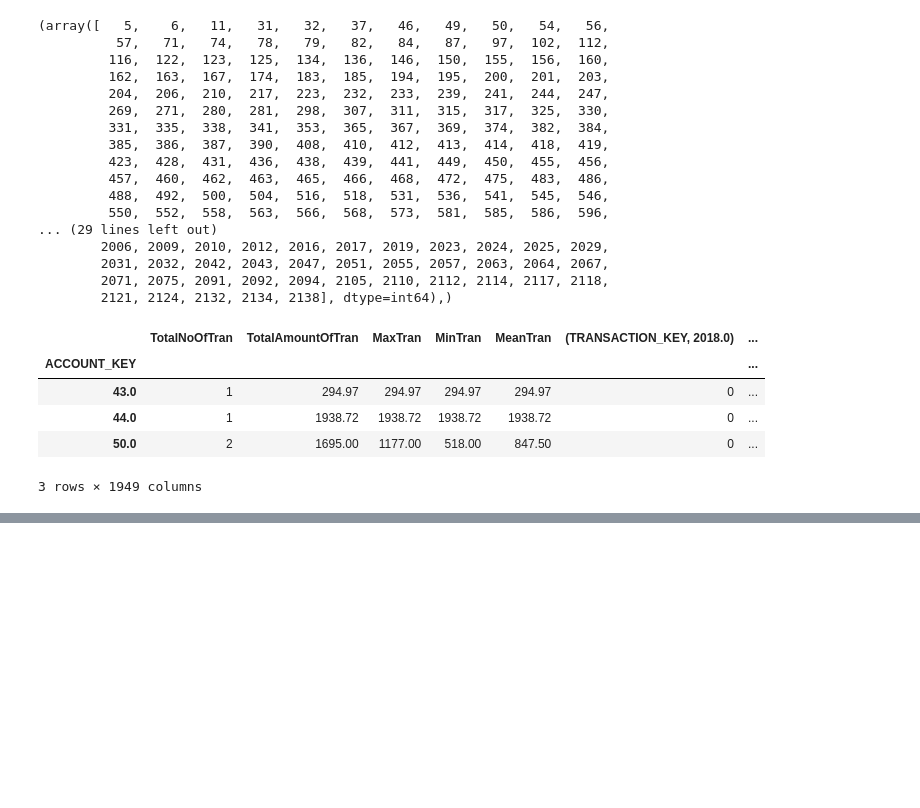
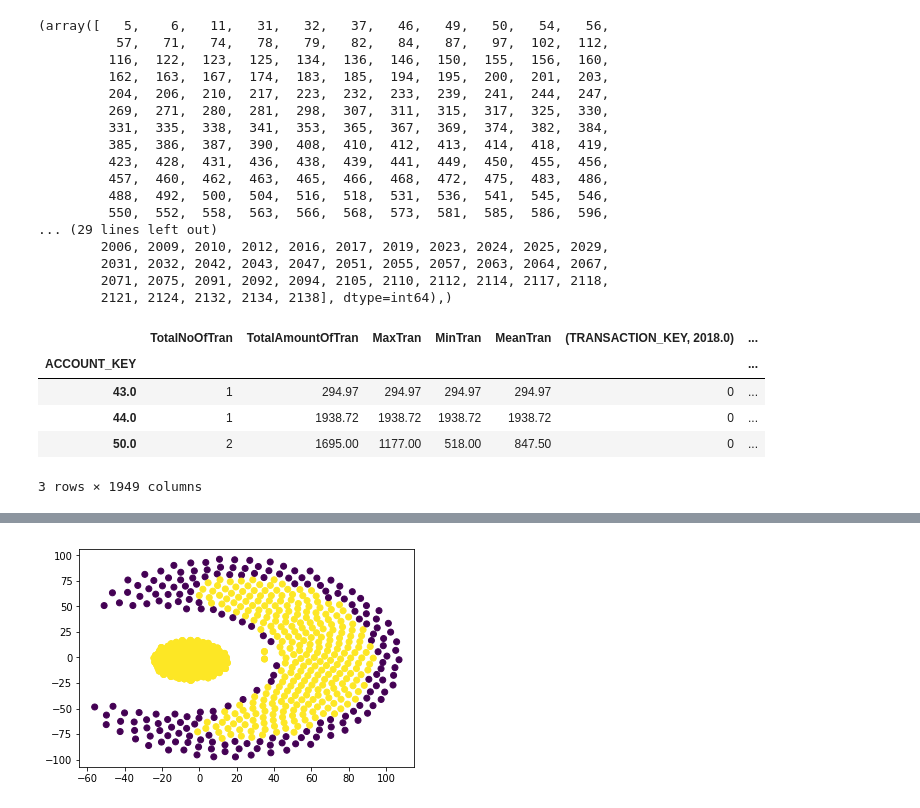
Before and after one commit to gucchi123/sas_sample, a Jupyter notebook: clustering.ipynb, the cells around one changed output, grey strips where cells are left out. Cells and saved outputs as stored; diff of their text form; code cells hidden in the pictures; blank space fills up the shorter version.

```diff
--- a/clustering.ipynb
+++ b/clustering.ipynb
@@ -396,0 +472,9 @@ fingerprint_origin.iloc[4:7, :]
+# %%
+abod = FastABOD(n_neighbors=10)
+# 全体の9%が異常データ
+contamination = 0.09
+y_pred_abod = abod.fit_predict(fingerprint_tsne, contamination)
+plt.scatter(fingerprint_tsne[:,0], fingerprint_tsne[:, 1], c=y_pred_abod)
+plt.legend()
+# %% [output]
+[figure, added]
```
Also changed, not shown: parts of 5 cells of this notebook.
